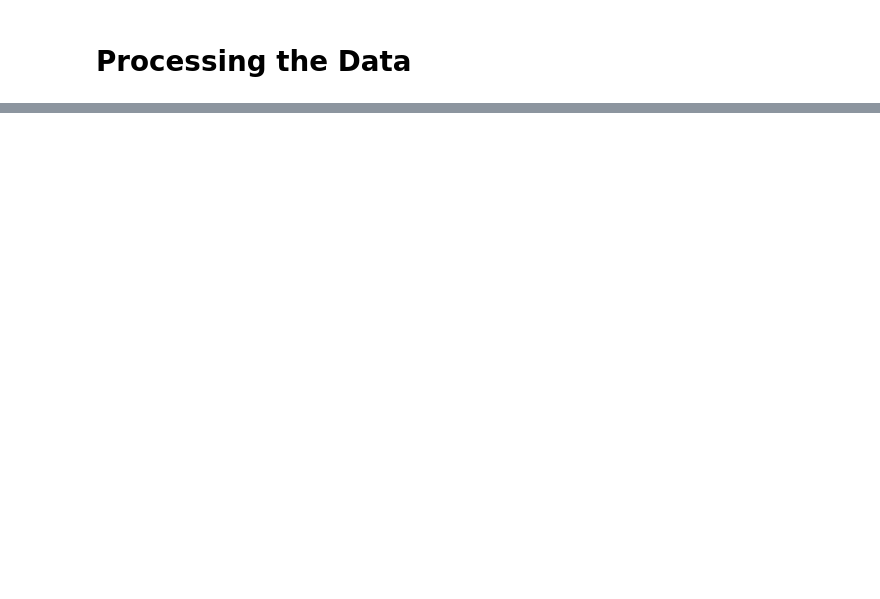
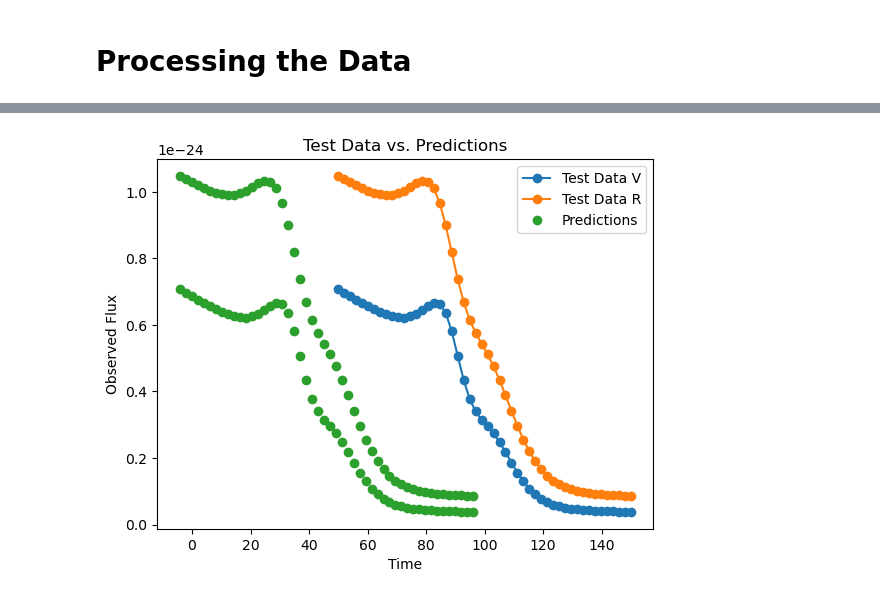
Before and after one commit to jurados/SNeMPhyVAE, a Jupyter notebook: main_model.ipynb, the cells around one changed output, grey strips where cells are left out. Cells and saved outputs as stored; diff of their text form; code cells hidden in the pictures; blank space fills up the shorter version.

```diff
--- a/main_model.ipynb
+++ b/main_model.ipynb
@@ -20,5 +24,6 @@ SIDEREAL_SCALE = 86400. / 86164.0905 # days per sidereal year
 TIME_WINDOW = 300
 TIME_PAD = 100
 ERROR_FLOOR = 0.01
+BANDS = ['v','r']
 # %%
 def mag_to_flux(light_curves):
@@ -361,6 +491,9 @@ def new_light_curves(light_curves):
 
 train_data_synthetic = new_light_curves(train_data_synthetic)
 test_data_synthetic  = new_light_curves(test_data_synthetic)
+# %%
+train_data = new_light_curves(train_data)
+test_data  = new_light_curves(test_data)
 # %%
 print(train_data_synthetic.head())
 print('\nShape train_data_synthethic:', train_data_synthetic.shape)
@@ -698,0 +1097,13 @@ for epoch in tqdm(range(num_epoch)):
+# %%
+predictions = []
+model.eval()
+with torch.inference_mode():
+    test_loss = 0.0
+    for batch in test_loader_synthetic:
+        results = model.obtain_results(batch)
+        predictions.append(results)
+        loss = loss_function(results)
+
+        test_loss += loss.item()
+
+    print(f'Test Loss: {test_loss / len(batch)}')
@@ -699,3 +1258,33 @@ for epoch in tqdm(range(num_epoch)):
+# %%
+# Assuming 'predictions' contains the output from your model for the test set
+
+for i, batch in enumerate(test_loader_synthetic):
+  if i == 0:
+    # Access the data in the batch (assuming it's in the format [data, labels])
+    data = batch[0]
+    data = pd.DataFrame(data)
+    data_v = data[data['fid'] == 1]
+    data_r = data[data['fid'] == 2]
+    # Assuming your data has 'time' and 'obs_flux' attributes
+    time_v = data_v['mjd']
+    time_r = data_r['mjd']
+    obs_flux_r = data_r['flux']
+    obs_flux_v = data_v['flux']
+
+    # Plot the data from the test loader
+    plt.plot(time_v, obs_flux_v, '-o', label='Test Data V')
+    plt.plot(time_r, obs_flux_r, '-o', label='Test Data R')
+
+# Plot the predictions
+plt.plot(predictions[0]['time'][0], predictions[0]['obs_flux'][0], 'o', label='Predictions')
+
+plt.xlabel('Time')
+plt.ylabel('Observed Flux')
+plt.title('Test Data vs. Predictions')
+plt.legend()
+plt.show()
+# %% [output]
+[figure, added]
 # %%
 fig, ax = plt.subplots()
 ax.plot(np.arange(num_epoch), np.array(train_losses)/300)
```
Also changed, not shown: parts of 40 cells of this notebook, 2 other files.
